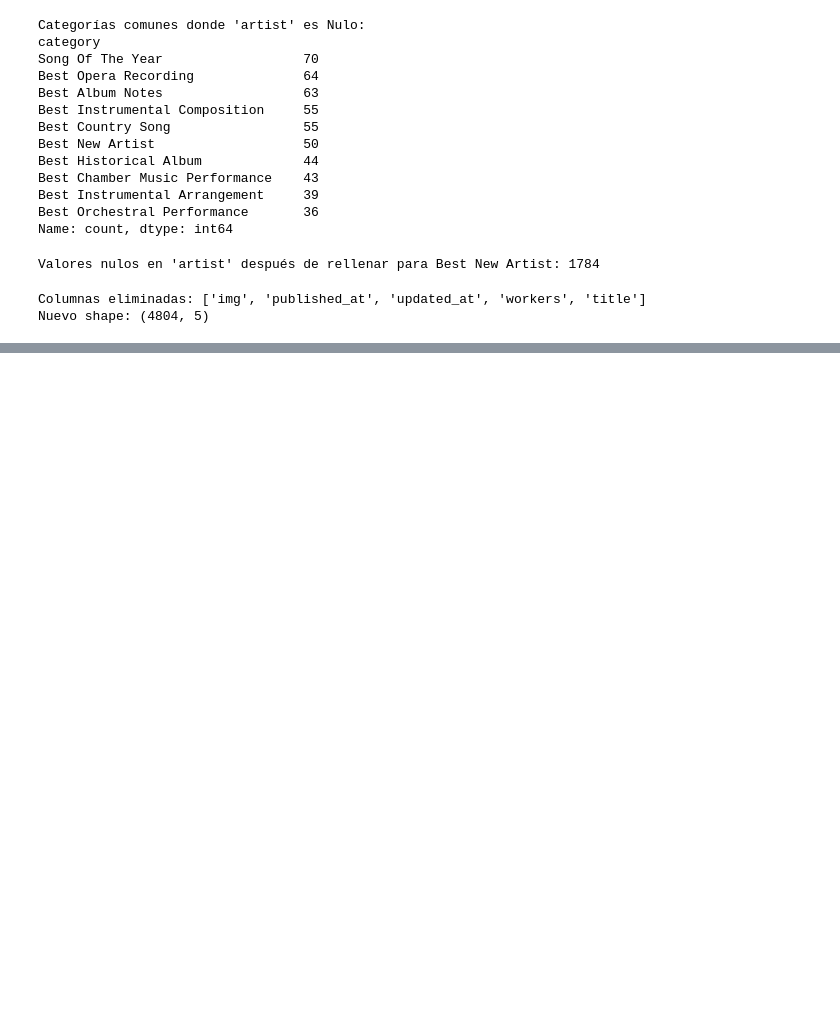
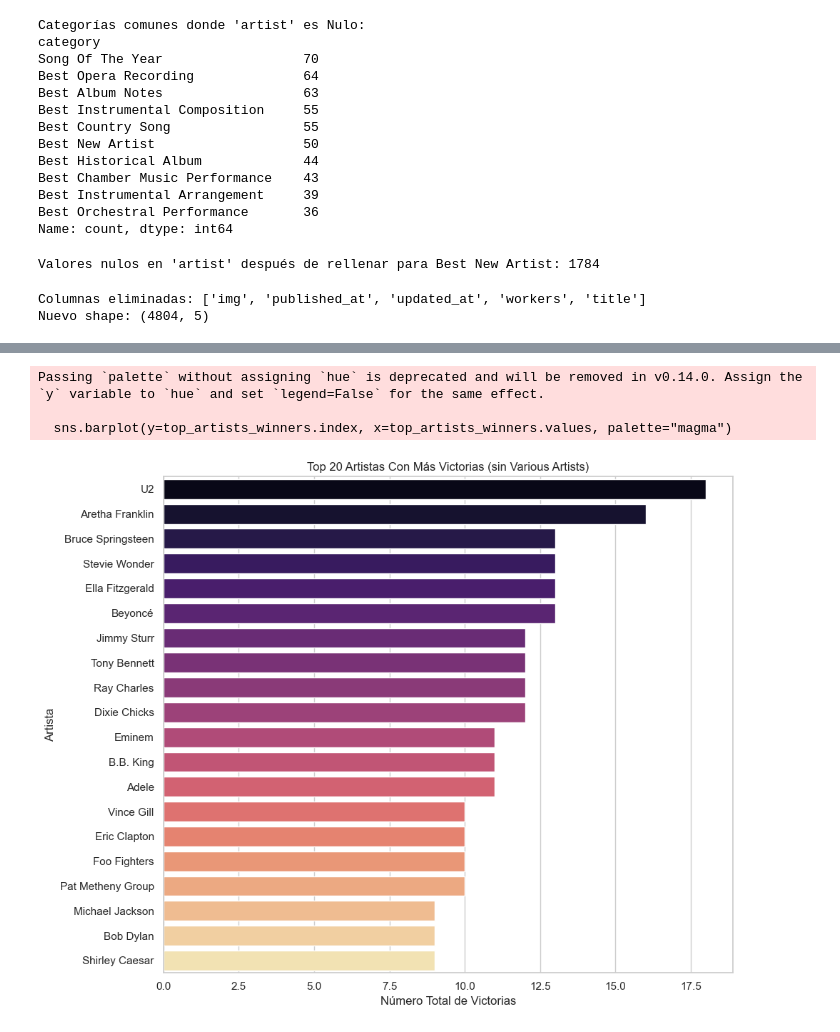
Before and after one commit to y4xulSC/workshop002, a Jupyter notebook: notebooks/grammy.ipynb, the cells around one changed output, grey strips where cells are left out. Saved outputs shown, nothing was run; the diff lists cells and outputs as text; code cells hidden in the pictures; blank space fills up the shorter version.

```diff
--- a/notebooks/grammy.ipynb
+++ b/notebooks/grammy.ipynb
@@ -104,0 +197,17 @@ Nuevo shape: (4804, 5)
+# %%
+plt.figure(figsize=(10, 8))
+
+top_artists_winners = df[(df['winner'] == True) & (df['artist'] != "(Various Artists)")]['artist'].dropna()
+top_artists_winners = top_artists_winners.value_counts().nlargest(20)
+
+sns.barplot(y=top_artists_winners.index, x=top_artists_winners.values, palette="magma")
+plt.title('Top 20 Artistas Con Más Victorias (sin Various Artists)')
+plt.xlabel('Número Total de Victorias')
+plt.ylabel('Artista')
+plt.tight_layout()
+plt.show()
+# %% [output]
+Passing `palette` without assigning `hue` is deprecated and will be removed in v0.14.0. Assign the `y` variable to `hue` and set `legend=False` for the same effect.
+
+  sns.barplot(y=top_artists_winners.index, x=top_artists_winners.values, palette="magma")
+[figure, added]
```
Also changed, not shown: parts of 9 cells of this notebook.
